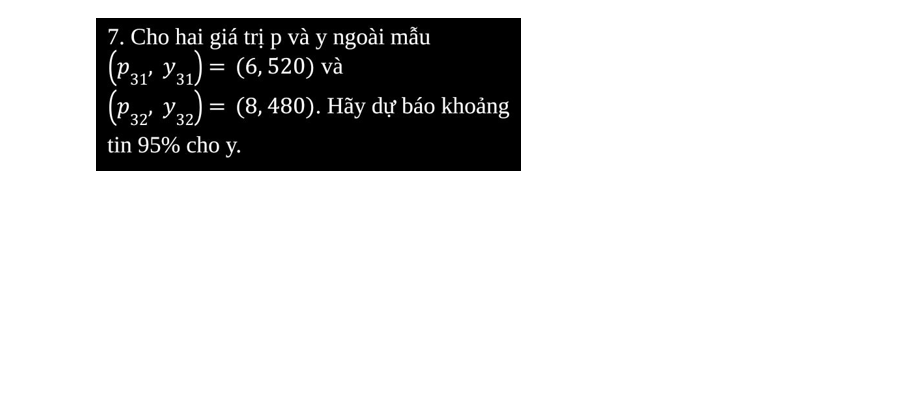
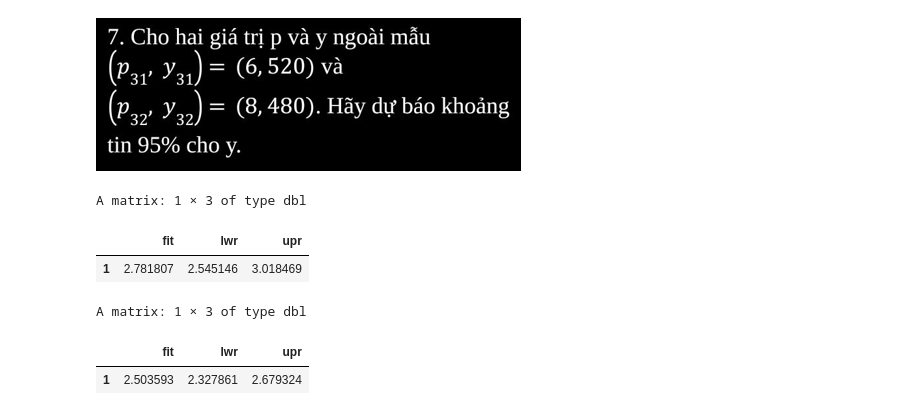
Before and after one commit to khanhtrinh2003/Kinh-te-luong-NEU, a Jupyter notebook: Kiểm tra/de2.ipynb, the cells around one changed output. Saved outputs shown, nothing was run; the diff lists cells and outputs as text; code cells hidden in the pictures; blank space fills up the shorter version.

```diff
--- a/Kiểm tra/de2.ipynb
+++ b/Kiểm tra/de2.ipynb
@@ -55,7 +181,16 @@ summary(lm(data = df, phandu ~ Y+AGE+SEX+I(Y^2)+I(AGE^2)+I(SEX^2)))
 # %% [markdown]
 ![image.png](attachment:image.png)
 # %%
-n1 <- c(520,6)
-n2 <- c(480,8)
-predic1 <- predict(hq,data.frame(n1,n2),interval="confidence",level=0.95)
+predic1 <- predict(hq,data.frame(P=6,Y=520),interval="confidence",level=0.95)
 predic1
+# %% [output]
+A matrix: 1 × 3 of type dbl
+|  | fit | lwr | upr |
+| 1 | 2.781807 | 2.545146 | 3.018469 |
+# %%
+predic2 <- predict(hq,data.frame(P=8,Y=480),interval="confidence",level=0.95)
+predic2
+# %% [output]
+A matrix: 1 × 3 of type dbl
+|  | fit | lwr | upr |
+| 1 | 2.503593 | 2.327861 | 2.679324 |
```
Also changed, not shown: parts of 11 cells of this notebook.
